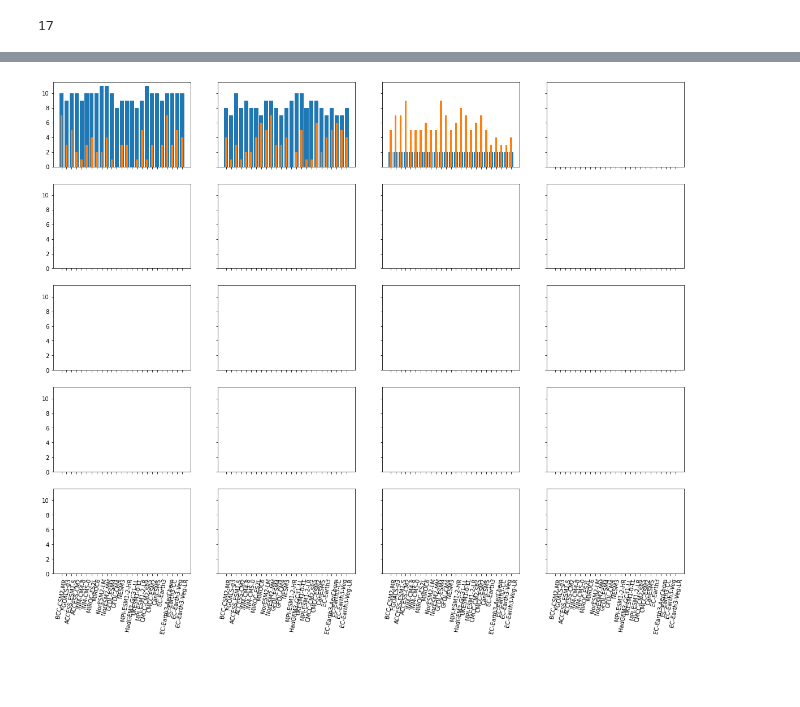
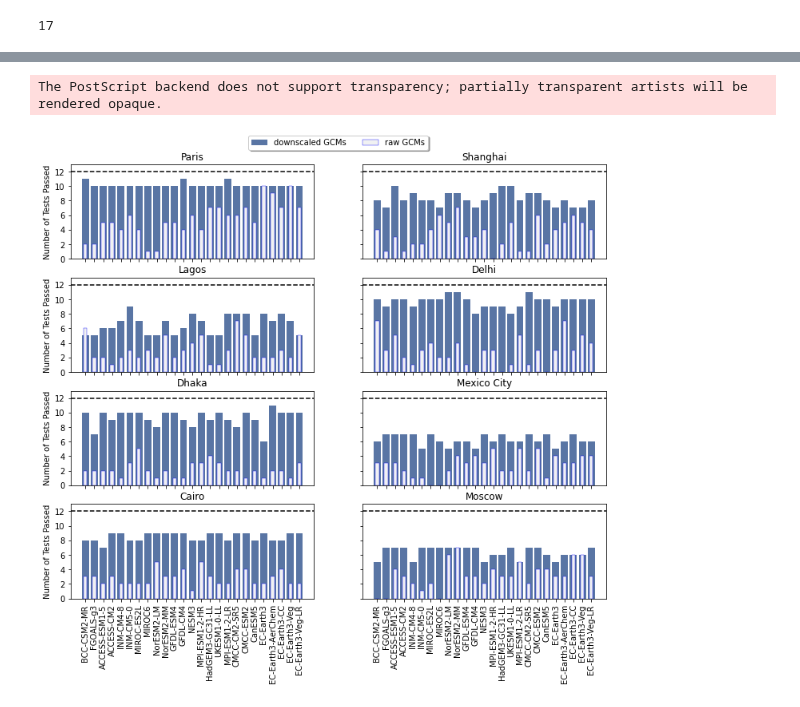
Before and after one commit to ClimateImpactLab/downscaleCMIP6, a Jupyter notebook: notebooks/paper_analysis/plot_ks_allcities.ipynb, the cells around one changed output, grey strips where cells are left out. Drawn from its saved outputs; the diff is of its cells as text; code cells hidden in the pictures; blank space fills up the shorter version.

Commit message:
update k-s analysis and figures for figure 5

```diff
--- a/notebooks/paper_analysis/plot_ks_allcities.ipynb
+++ b/notebooks/paper_analysis/plot_ks_allcities.ipynb
@@ -56,3 +76,8 @@ len(cities)
+# %%
+coastal_cities = ['Sao Paulo', 'Miami', 'New York', 'Manila', 'Istanbul', 'Mumbai',
+                  'Buenos Aires', 'Tokyo', 'London']
+non_coastal_cities = ['Paris', 'Shanghai',
+                      'Lagos', 'Delhi', 'Dhaka', 'Mexico City', 'Cairo', 'Moscow']
 # %%
 city = 'Buenos Aires'
 with open('/home/jovyan/paper_data/downscaled_{city}.json'.format(city=city)) as fp:
@@ -81,33 +106,51 @@ cities
  'Manila',
  'London']
 # %%
-fig, axes = plt.subplots(5, 4, figsize=(20, 16), sharex=True,sharey=True)
+fig, axes = plt.subplots(4, 2, figsize=(12, 10), sharex=True,sharey=True)
 
-cities_subset = ['Paris', 'Mumbai', 'Istanbul', 'Shanghai', 'Lagos', 'New York', 'Mexico City']
+# cities_subset = ['Paris', 'Delhi', 'Istanbul', 'Shanghai', 'Lagos', 'Dhaka', 'London', 'Cairo']
 
-# for ax in axes.flat:
-
-# axes_flattened = axes.flat
-
-for i, city in enumerate(cities[1:4]):
+for i, city in enumerate(non_coastal_cities):
 
     with open('/home/jovyan/paper_data/downscaled_{city}.json'.format(city=city)) as fp:
         downscaled_ks_full = json.load(fp)
 
     with open('/home/jovyan/paper_data/gcms_{city}.json'.format(city=city)) as fp:
         gcms_ks_full = json.load(fp)
 
     ax = axes.flat[i]
 
-    ax.bar(*zip(*downscaled_ks_full.items()), width=0.8, linewidth=0.4, align='center', label='downscaled GCMs')
-    ax.bar(*zip(*gcms_ks_full.items()), width=0.4, linewidth=0.4, align='center', label='raw GCMs')
+    ax.bar(*zip(*downscaled_ks_full.items()), width=0.8, linewidth=0.4,
+           # color='forestgreen',
+           color='#5975a4',
+           align='center', label='downscaled GCMs')
+    ax.bar(*zip(*gcms_ks_full.items()), width=0.4, linewidth=0.4,
+           #color='orange',
+           color='#f0f1f2',
 
-# axes[4, 0].set_xticks(rotation=80)
+           align='center', label='raw GCMs',
+           edgecolor='blue')
+    ax.set_title('{city}'.format(city=city))
+    ax.set_ylim([0, 13])
+    ax.axhline(y=12, color='k', linestyle='--')
+    ax.set_yticks([0, 2, 4, 6, 8, 10, 12])
 
-axes[4, 0].tick_params(axis='x', rotation=80)
-axes[4, 1].tick_params(axis='x', rotation=80)
-axes[4, 2].tick_params(axis='x', rotation=80)
-axes[4, 3].tick_params(axis='x', rotation=80)
+axes[3, 0].tick_params(axis='x', rotation=90)
+axes[3, 1].tick_params(axis='x', rotation=90)
+axes[0, 0].set_ylabel('Number of Tests Passed')
+axes[1, 0].set_ylabel('Number of Tests Passed')
+axes[2, 0].set_ylabel('Number of Tests Passed')
+axes[3, 0].set_ylabel('Number of Tests Passed')
+# axes[3, 0] .set_ylim([0, 13])
+'''axes[1, 2].tick_params(axis='x', rotation=80)
+axes[1, 3].tick_params(axis='x', rotation=80)'''
+
+axes[0, 0].legend(loc='upper center', bbox_to_anchor=(1.1, 1.35),
+          ncol=2, fancybox=True, shadow=True)
+
+plt.savefig(os.path.join(plot_dir, 'noncoastal_etccdi_indices.eps'),
+            bbox_inches='tight', dpi=200)
 # %% [output]
+The PostScript backend does not support transparency; partially transparent artists will be rendered opaque.
-[figure, old version]
+[figure, new version]
 # %%
```
Also changed, not shown: parts of 31 cells of this notebook, 2 other files.
